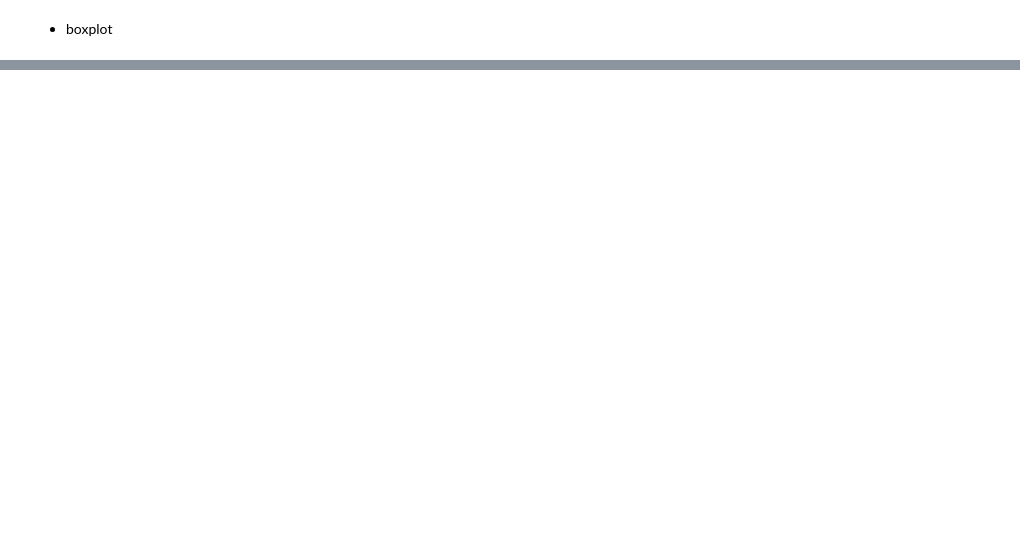
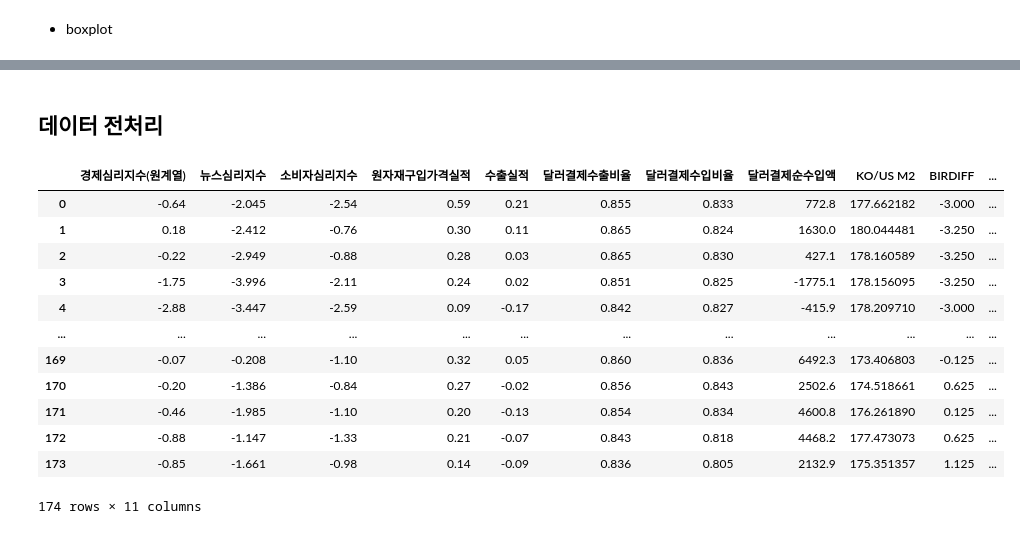
Before and after one commit to Jay-hook/mine, a Jupyter notebook: Monthlypreprocessing.ipynb, the cells around one changed output, grey strips where cells are left out. Saved outputs shown, nothing was run; the diff lists cells and outputs as text; code cells hidden in the pictures; blank space fills up the shorter version.

```diff
--- a/Monthlypreprocessing.ipynb
+++ b/Monthlypreprocessing.ipynb
@@ -130,0 +214,2 @@ for i in df.columns[1:]:
+# %% [markdown]
+## 데이터 전처리
@@ -130,0 +230,31 @@ for i in df.columns[1:]:
+# %%
+# RIBOR금리 런던에서 담합이 있었으므로 제거
+# 미국금리가 원/달러 환율에 양의 영향이 예상
+X['BIRDIFF'] = X['USBIR'] - X['KOBIR']
+X['TNDIFF'] = X['USTN'] - X['KOTN']
+X.drop(['USBIR', 'KOBIR', 'USRIBOR', 'KORIBOR', 'KOTN', 'USTN'], axis=1, inplace=True)
+# %%
+X.iloc[:,:3] = (X.iloc[:,:3] - 100) / 10
+# StandardSacaler된 셈이다
+# %%
+X.iloc[:,3:5] = (X.iloc[:,3:5] - 100 ) / 100
+# StandardSacaler는 아니지만 StandardSacaler된 셈이다
+# %%
+X.iloc[:,5:7] = X.iloc[:,5:7] / 100
+# MinmaxScaler된 셈이다
+# %%
+X
+# %% [output]
+|  | 경제심리지수(원계열) | 뉴스심리지수 | 소비자심리지수 | 원자재구입가격실적 | 수출실적 | 달러결제수출비율 | 달러결제수입비율 | 달러결제순수입액 | KO/US M2 | BIRDIFF | ... |
+| 0 | -0.64 | -2.045 | -2.54 | 0.59 | 0.21 | 0.855 | 0.833 | 772.8 | 177.662182 | -3.000 | ... |
+| 1 | 0.18 | -2.412 | -0.76 | 0.30 | 0.11 | 0.865 | 0.824 | 1630.0 | 180.044481 | -3.250 | ... |
+| 2 | -0.22 | -2.949 | -0.88 | 0.28 | 0.03 | 0.865 | 0.830 | 427.1 | 178.160589 | -3.250 | ... |
+| 3 | -1.75 | -3.996 | -2.11 | 0.24 | 0.02 | 0.851 | 0.825 | -1775.1 | 178.156095 | -3.250 | ... |
+| 4 | -2.88 | -3.447 | -2.59 | 0.09 | -0.17 | 0.842 | 0.827 | -415.9 | 178.209710 | -3.000 | ... |
+| ... | ... | ... | ... | ... | ... | ... | ... | ... | ... | ... | ... |
+| 169 | -0.07 | -0.208 | -1.10 | 0.32 | 0.05 | 0.860 | 0.836 | 6492.3 | 173.406803 | -0.125 | ... |
+| 170 | -0.20 | -1.386 | -0.84 | 0.27 | -0.02 | 0.856 | 0.843 | 2502.6 | 174.518661 | 0.625 | ... |
+| 171 | -0.46 | -1.985 | -1.10 | 0.20 | -0.13 | 0.854 | 0.834 | 4600.8 | 176.261890 | 0.125 | ... |
+| 172 | -0.88 | -1.147 | -1.33 | 0.21 | -0.07 | 0.843 | 0.818 | 4468.2 | 177.473073 | 0.625 | ... |
+| 173 | -0.85 | -1.661 | -0.98 | 0.14 | -0.09 | 0.836 | 0.805 | 2132.9 | 175.351357 | 1.125 | ... |
+174 rows × 11 columns
```
Also changed, not shown: parts of 26 cells of this notebook, 4 other files.
